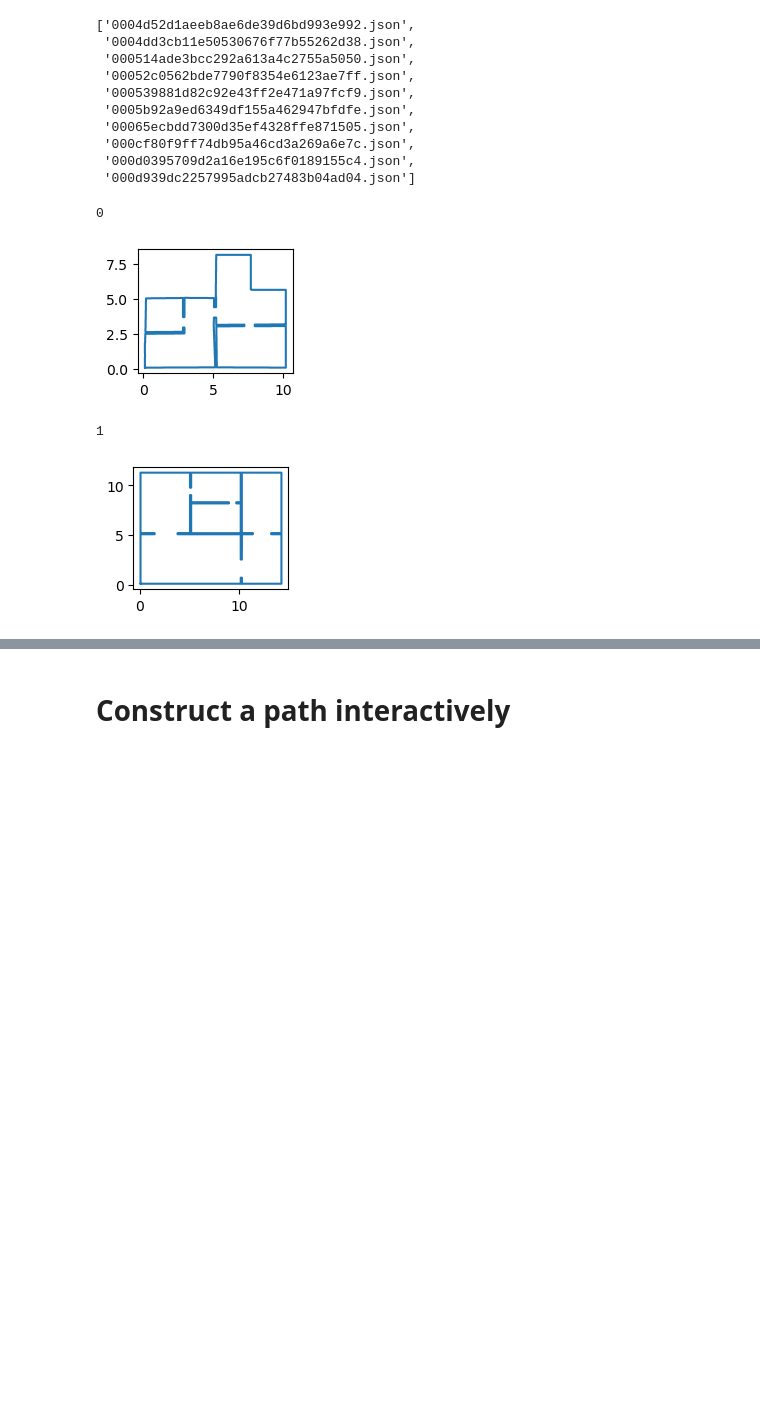
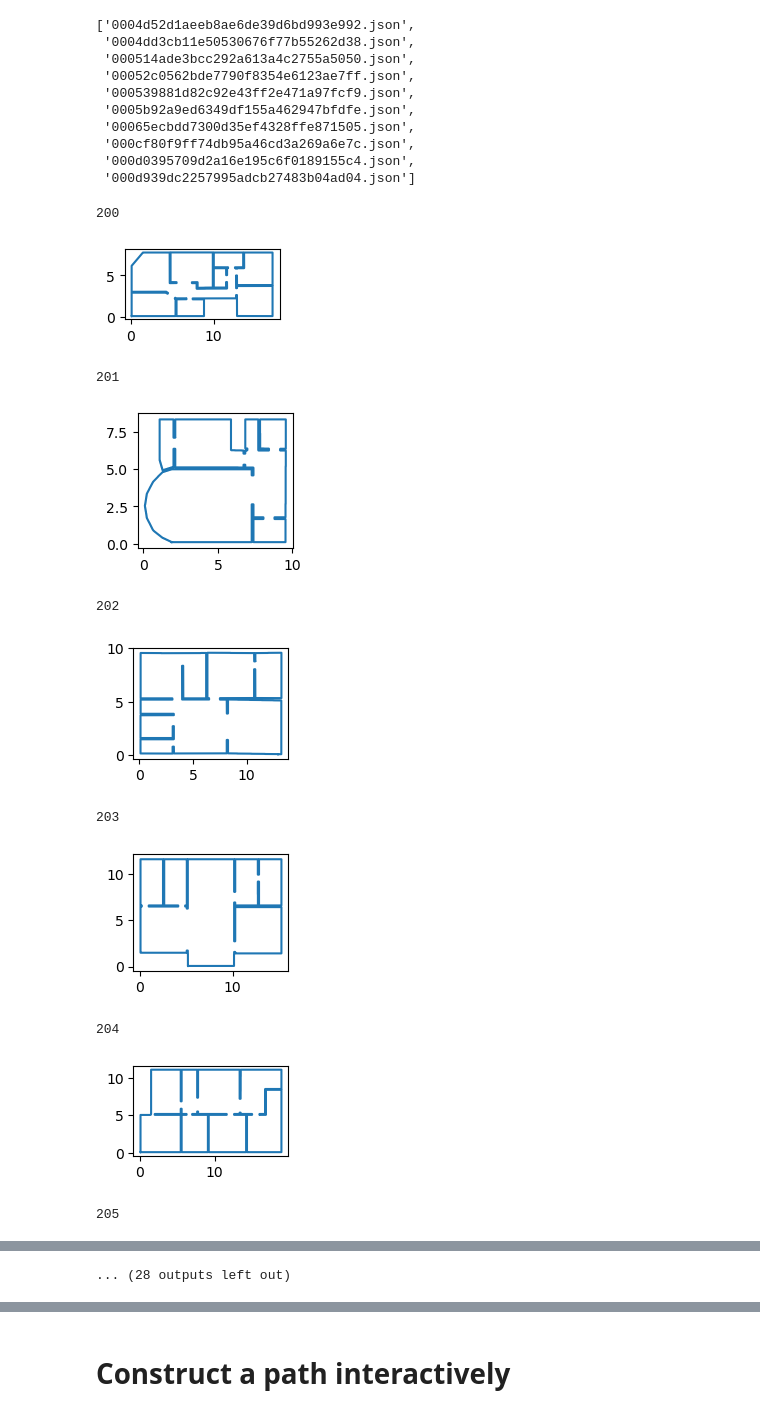
Before and after one commit to mirkoklukas/probabilistic-slam-in-gen, a Jupyter notebook: notebooks/02 - Agent Paths - HouseExpo - Python.ipynb, the cells around one changed output, grey strips where cells are left out. Cells and saved outputs as stored; diff of their text form; code cells hidden in the pictures; blank space fills up the shorter version.

```diff
--- a/notebooks/02 - Agent Paths - HouseExpo - Python.ipynb
+++ b/notebooks/02 - Agent Paths - HouseExpo - Python.ipynb
@@ -34,19 +31,26 @@ ls(data_path/"_house_expo_json").files[:10]
  '000d0395709d2a16e195c6f0189155c4.json',
  '000d939dc2257995adcb27483b04ad04.json']
 # %%
-for i in range(0,2):
+for i in range(200,220):
     env_name = ls(data_path/"_house_expo_json").files[i]
     d = load(data_path/"_house_expo_json"/env_name)
     print(i)
     verts = d['verts']
     verts.append(verts[0])
 
     plt.figure(figsize=(2,2))
     plt.gca().set_aspect(1)
     plt.plot(*np.array(d['verts']).T);
     plt.show()
 # %% [output]
-0
+200
-[figure, old version]
+[figure, new version]
-1
+201
-[figure, old version]
+[figure, new version]
+202
+[figure, added]
+203
+[figure, added]
+204
+[figure, added]
+205
@@ -53 +58,2 @@ for i in range(0,2):
+... (28 outputs left out)
 # %%
```
Also changed, not shown: parts of 6 cells of this notebook, 4 other files.
